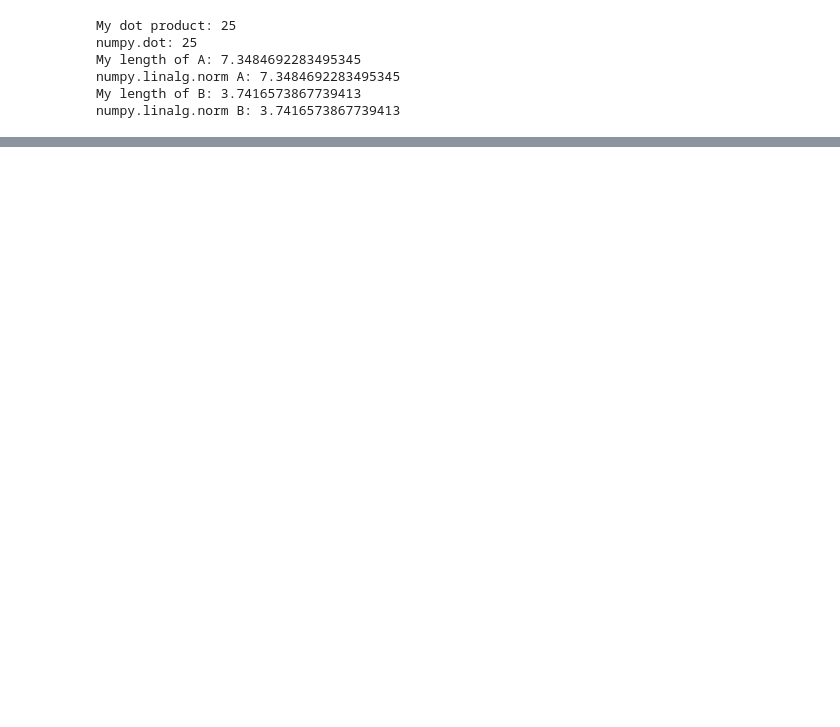
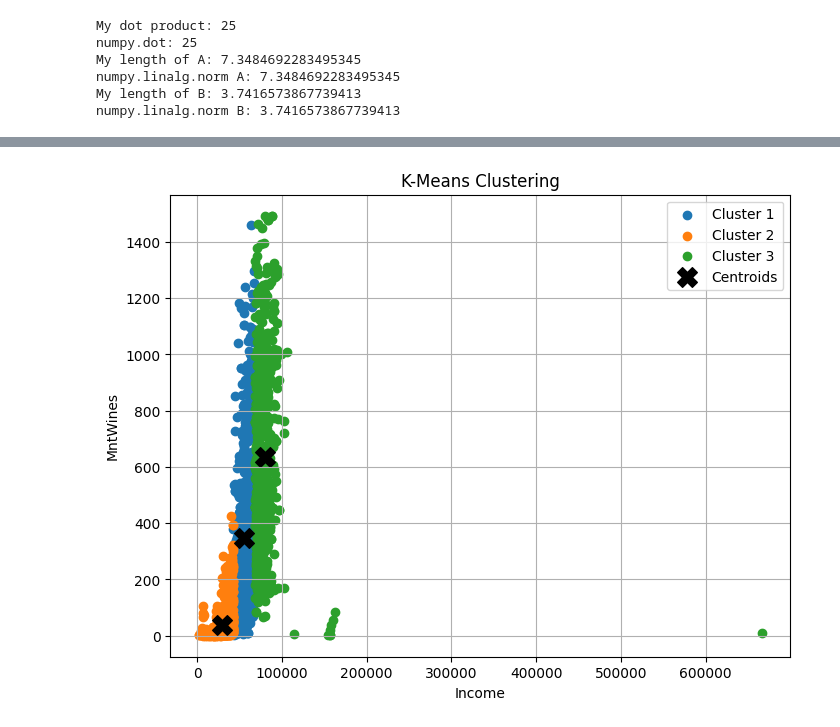
Before and after one commit to PrabinDevkota/MachineLearningLab, a Jupyter notebook: Lab3.ipynb, the cells around one changed output, grey strips where cells are left out. Cells and saved outputs as stored; diff of their text form; code cells hidden in the pictures; blank space fills up the shorter version.

```diff
--- a/Lab3.ipynb
+++ b/Lab3.ipynb
@@ -300,2 +300,84 @@ Education   my_mean= 2.1133  np_mean= 2.1133   my_std= 1.1855  np_std= 1.1855
 Income   my_mean= 52247.2514  np_mean= 52247.2514   my_std= 25167.3962  np_std= 25167.3962
 Kidhome   my_mean= 0.4418  np_mean= 0.4418   my_std= 0.5368  np_std= 0.5368
+# %%
+# K-Means Clustering
+
+def euclidean_distance(a, b):
+    total = 0
+    for i in range(len(a)):
+        total += (a[i] - b[i]) ** 2
+    return total ** 0.5
+
+
+def kmeans(X, k, max_iter=100):
+
+    centroids = X[:k].copy()
+
+    for _ in range(max_iter):
+
+        labels = []
+
+        for point in X:
+            distances = []
+
+            for centroid in centroids:
+                distances.append(euclidean_distance(point, centroid))
+
+            labels.append(distances.index(min(distances)))
+
+        labels = np.array(labels)
+
+
+        new_centroids = []
+
+        for i in range(k):
+            cluster_points = X[labels == i]
+
+            if len(cluster_points) > 0:
+                new_centroids.append(cluster_points.mean(axis=0))
+            else:
+                new_centroids.append(centroids[i])
+
+        new_centroids = np.array(new_centroids)
+
+        if np.allclose(centroids, new_centroids):
+            break
+
+        centroids = new_centroids
+
+    return labels, centroids
+
+
+X = data[["Income", "MntWines"]].dropna().values
+
+
+k = 3
+labels, centroids = kmeans(X, k)
+
+
+plt.figure(figsize=(8, 6))
+
+for i in range(k):
+    plt.scatter(
+        X[labels == i, 0],
+        X[labels == i, 1],
+        label=f"Cluster {i + 1}"
+    )
+
+plt.scatter(
+    centroids[:, 0],
+    centroids[:, 1],
+    marker="X",
+    s=200,
+    c="black",
+    label="Centroids"
+)
+
+plt.xlabel("Income")
+plt.ylabel("MntWines")
+plt.title("K-Means Clustering")
+plt.legend()
+plt.grid(True)
+plt.show()
+# %% [output]
+[figure, added]
```
Also changed, not shown: parts of 5 cells of this notebook.
